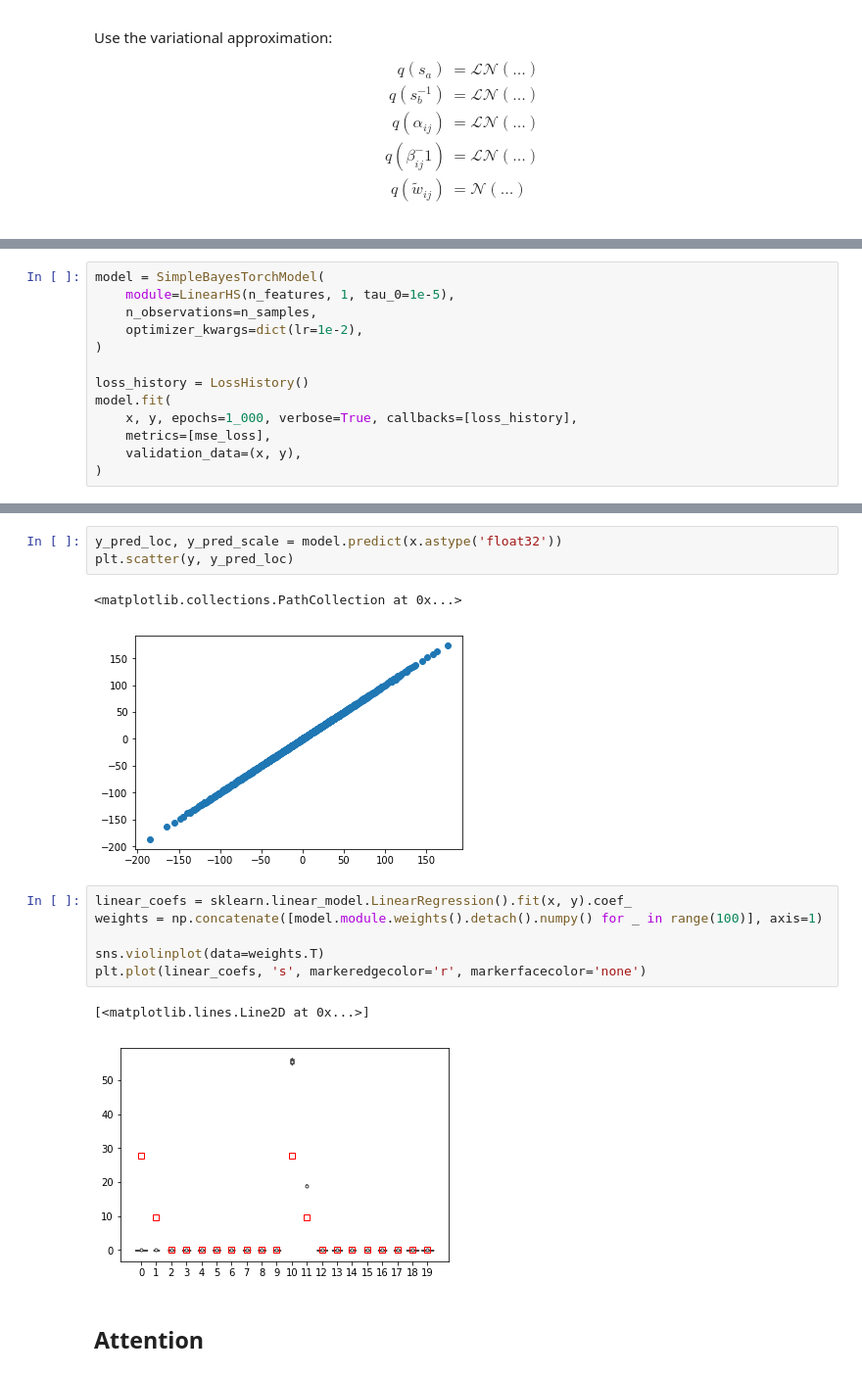
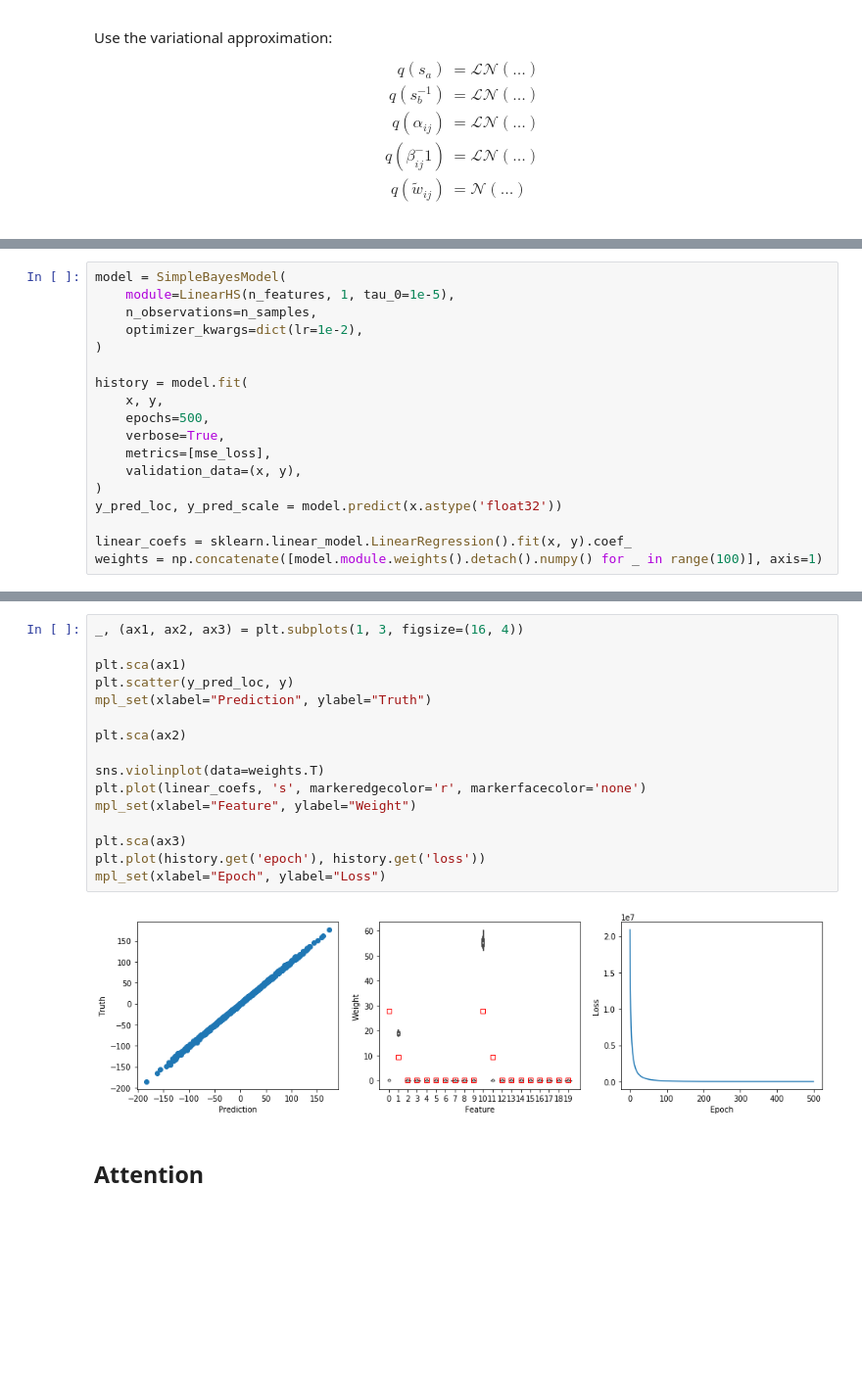
Before and after one commit to chmp/misc-exp, a Jupyter notebook: BuildingBlocks/tech_TorchModels.ipynb, the cells around one changed output, grey strips where cells are left out. Shown at 98% size. Saved outputs shown, nothing was run; the diff lists cells and outputs as text; blank space fills up the shorter version.

```diff
--- a/BuildingBlocks/tech_TorchModels.ipynb
+++ b/BuildingBlocks/tech_TorchModels.ipynb
@@ -90,14 +85,19 @@ def mse_loss(pred, y):
 # %%
-model = SimpleBayesTorchModel(
+model = SimpleBayesModel(
     module=LinearHS(n_features, 1, tau_0=1e-5),
     n_observations=n_samples,
     optimizer_kwargs=dict(lr=1e-2),
 )
 
-loss_history = LossHistory()
-model.fit(
-    x, y, epochs=1_000, verbose=True, callbacks=[loss_history],
+history = model.fit(
+    x, y,
+    epochs=500,
+    verbose=True,
     metrics=[mse_loss],
     validation_data=(x, y),
 )
+y_pred_loc, y_pred_scale = model.predict(x.astype('float32'))
+
+linear_coefs = sklearn.linear_model.LinearRegression().fit(x, y).coef_
+weights = np.concatenate([model.module.weights().detach().numpy() for _ in range(100)], axis=1)
 # %% [output]
@@ -105,18 +105,21 @@ model.fit(
-# %%
-y_pred_loc, y_pred_scale = model.predict(x.astype('float32'))
-plt.scatter(y, y_pred_loc)
-# %% [output]
-<matplotlib.collections.PathCollection at 0x...>
-[figure, removed]
-# %%
-linear_coefs = sklearn.linear_model.LinearRegression().fit(x, y).coef_
-weights = np.concatenate([model.module.weights().detach().numpy() for _ in range(100)], axis=1)
-
-sns.violinplot(data=weights.T)
-plt.plot(linear_coefs, 's', markeredgecolor='r', markerfacecolor='none')
-# %% [output]
-[<matplotlib.lines.Line2D at 0x...>]
-[figure, removed]
+# %%
+_, (ax1, ax2, ax3) = plt.subplots(1, 3, figsize=(16, 4))
+
+plt.sca(ax1)
+plt.scatter(y_pred_loc, y)
+mpl_set(xlabel="Prediction", ylabel="Truth")
+
+plt.sca(ax2)
+
+sns.violinplot(data=weights.T)
+plt.plot(linear_coefs, 's', markeredgecolor='r', markerfacecolor='none')
+mpl_set(xlabel="Feature", ylabel="Weight")
+
+plt.sca(ax3)
+plt.plot(history.get('epoch'), history.get('loss'))
+mpl_set(xlabel="Epoch", ylabel="Loss")
+# %% [output]
+[figure, added]
 # %% [markdown]
 ## Attention
 # %% [markdown]
```
Also changed, not shown: parts of 15 cells of this notebook, 28 other files.
